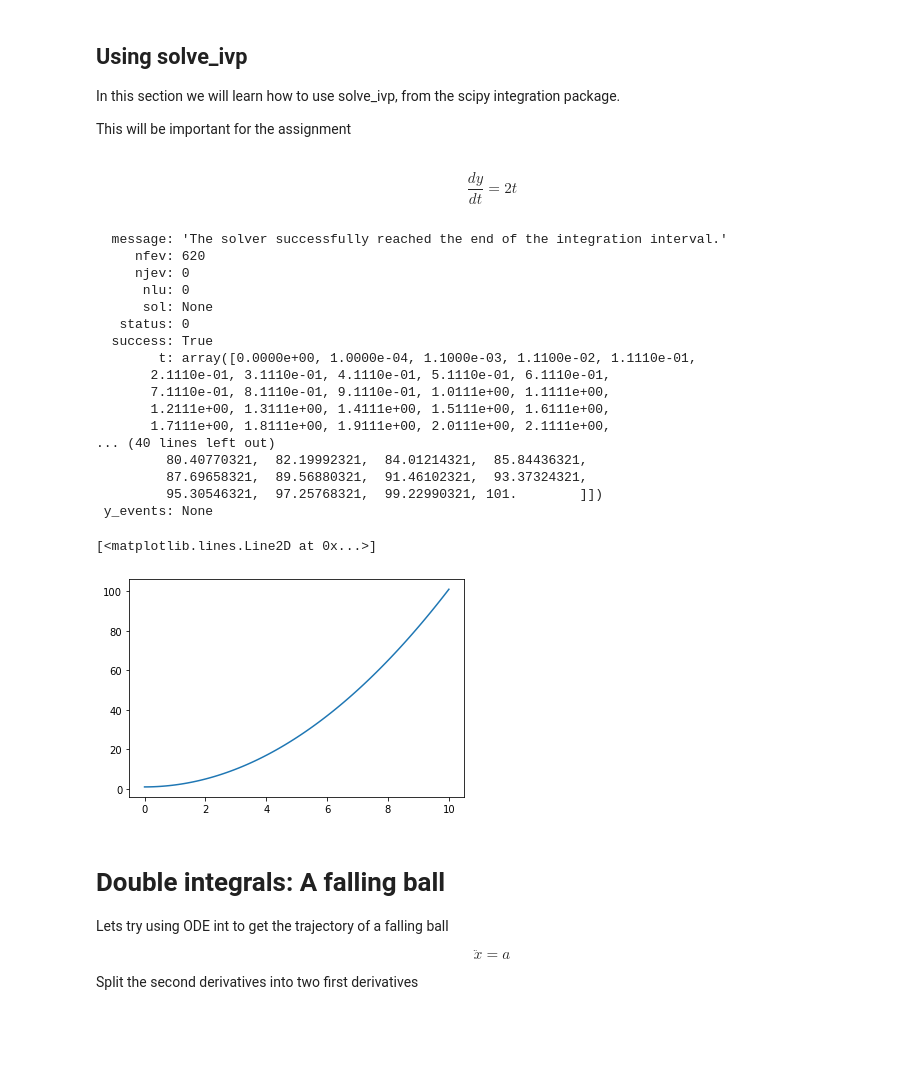
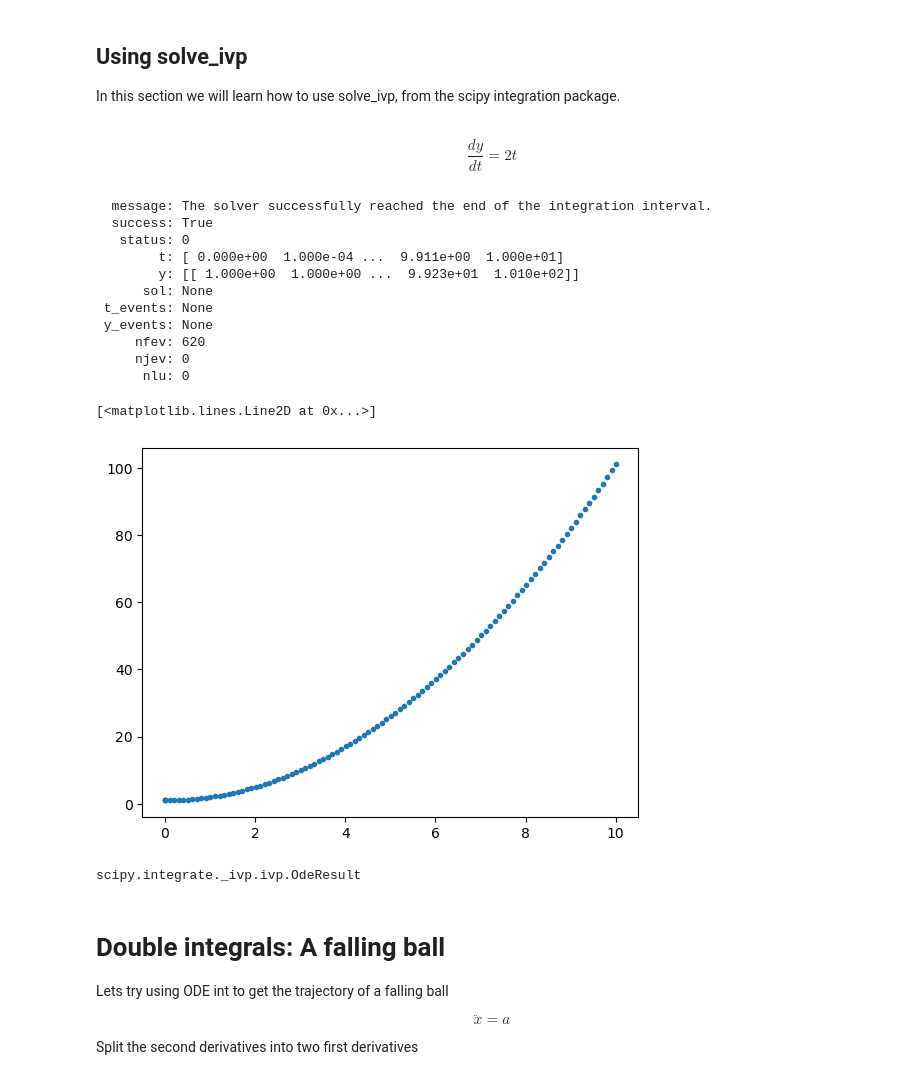
Before and after one commit to phys3112/Tutorials-with-Matt, a Jupyter notebook: Tutorial 3 ODEs/Tutorial 3 ODEs.ipynb, the cells around one changed output. Saved outputs shown, nothing was run; the diff lists cells and outputs as text; code cells hidden in the pictures; blank space fills up the shorter version.

```diff
--- a/Tutorial 3 ODEs/Tutorial 3 ODEs.ipynb
+++ b/Tutorial 3 ODEs/Tutorial 3 ODEs.ipynb
@@ -1,8 +1,6 @@
 # %% [markdown]
 ## Using solve_ivp
 In this section we will learn how to use solve_ivp, from the scipy integration package.
-
-This will be important for the assignment
 # %%
 import scipy.integrate
 import numpy as np
@@ -12,38 +10,36 @@ $$\frac{dy}{dt} = 2t$$
 # %%
 # defining the function
 def fun(t, y):
     return 2*t
 
 # Doing the integral
 # scipy.integrate.solve_ivp(function, time span [t_0, t_final], [y0])
 sol = scipy.integrate.solve_ivp(fun, [0,10], [1],max_step=0.1)
 
 # Because solve_ivp automatically make the timebase, we can force it to the stepsize we want with max_step
 
 print(sol)
 
 # Plotting it
-plt.plot(sol.t, sol.y[0])
+plt.plot(sol.t, sol.y[0],'.')
 # %% [output]
-  message: 'The solver successfully reached the end of the integration interval.'
+  message: The solver successfully reached the end of the integration interval.
+  success: True
+   status: 0
+        t: [ 0.000e+00  1.000e-04 ...  9.911e+00  1.000e+01]
+        y: [[ 1.000e+00  1.000e+00 ...  9.923e+01  1.010e+02]]
+      sol: None
+ t_events: None
+ y_events: None
      nfev: 620
      njev: 0
       nlu: 0
-      sol: None
-   status: 0
-  success: True
-        t: array([0.0000e+00, 1.0000e-04, 1.1000e-03, 1.1100e-02, 1.1110e-01,
-       2.1110e-01, 3.1110e-01, 4.1110e-01, 5.1110e-01, 6.1110e-01,
-       7.1110e-01, 8.1110e-01, 9.1110e-01, 1.0111e+00, 1.1111e+00,
-       1.2111e+00, 1.3111e+00, 1.4111e+00, 1.5111e+00, 1.6111e+00,
-       1.7111e+00, 1.8111e+00, 1.9111e+00, 2.0111e+00, 2.1111e+00,
-... (40 lines left out)
-         80.40770321,  82.19992321,  84.01214321,  85.84436321,
-         87.69658321,  89.56880321,  91.46102321,  93.37324321,
-         95.30546321,  97.25768321,  99.22990321, 101.        ]])
- y_events: None
 [<matplotlib.lines.Line2D at 0x...>]
-[figure, old version]
+[figure, new version]
+# %%
+type(sol)
+# %% [output]
+scipy.integrate._ivp.ivp.OdeResult
 # %% [markdown]
 # Double integrals: A falling ball
 Lets try using ODE int to get the trajectory of a falling ball
```
Also changed, not shown: parts of 2 cells of this notebook, 3 other files.
